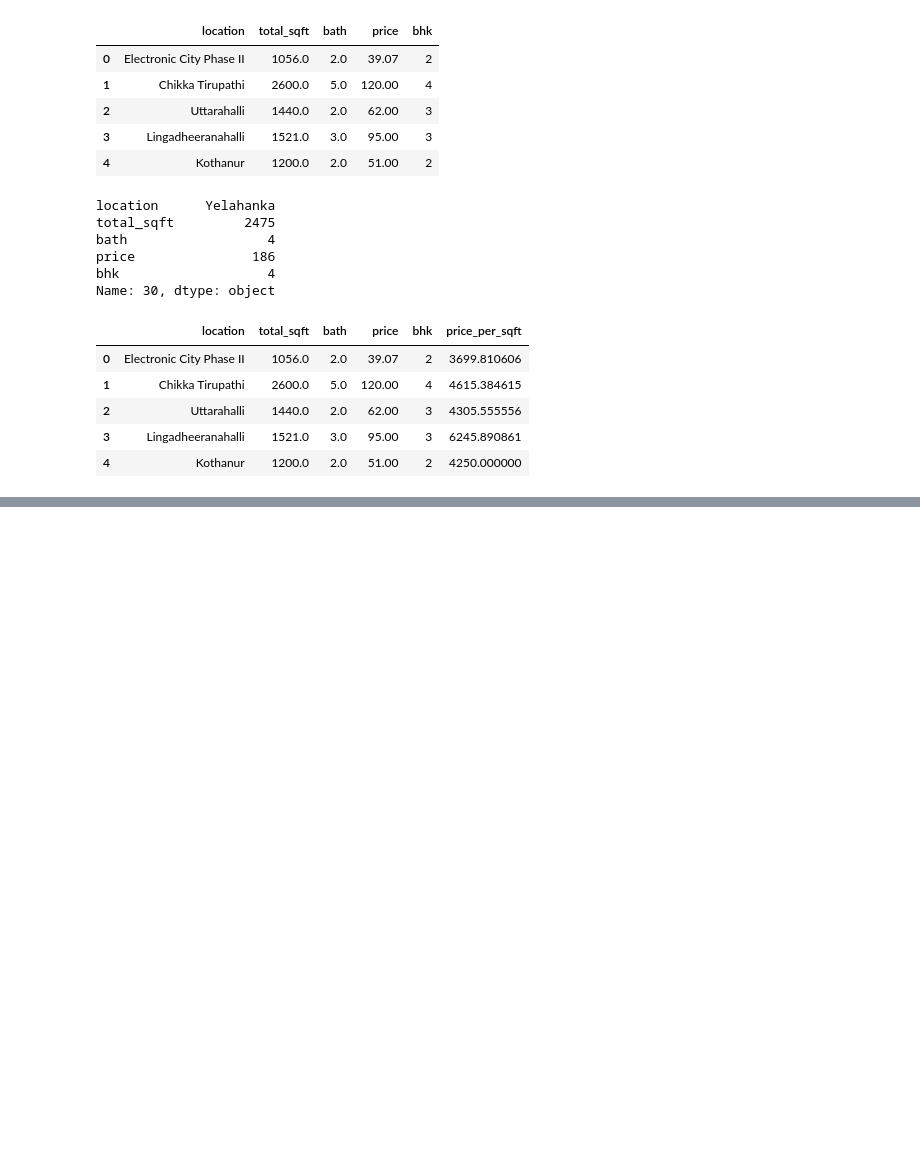
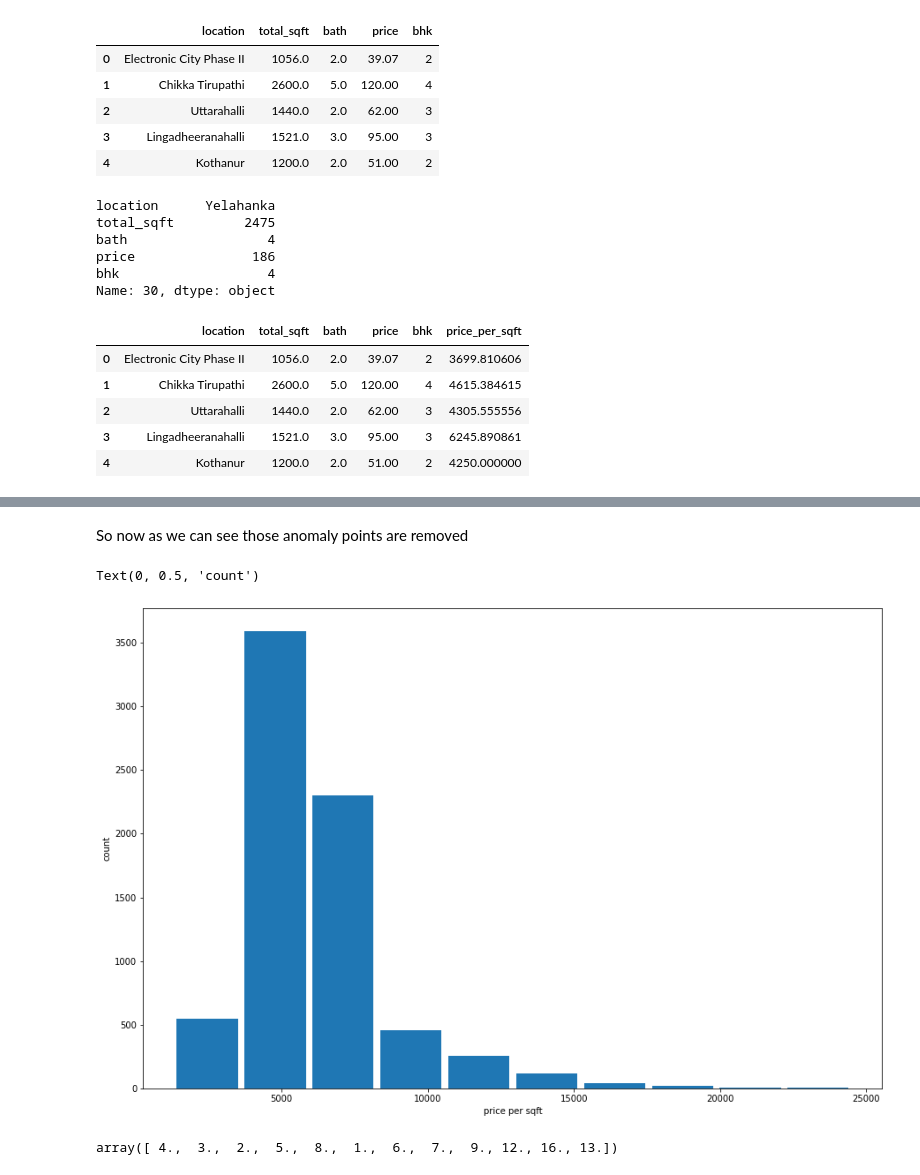
Before and after one commit to ksh168/Machine-Learning-projects, a Jupyter notebook: Banglore real estate price prediction/hpp_model.ipynb, the cells around one changed output, grey strips where cells are left out. Drawn from its saved outputs; the diff is of its cells as text; code cells hidden in the pictures; blank space fills up the shorter version.

```diff
--- a/Banglore real estate price prediction/hpp_model.ipynb
+++ b/Banglore real estate price prediction/hpp_model.ipynb
@@ -207,0 +464,13 @@ df5.head()
+# %% [markdown]
+So now as we can see those anomaly points are removed
+# %%
+plt.hist(df8['price_per_sqft'], rwidth = 0.9)
+plt.xlabel('price per sqft')
+plt.ylabel('count')
+# %% [output]
+Text(0, 0.5, 'count')
+[figure, added]
+# %%
+df8['bath'].unique()
+# %% [output]
+array([ 4.,  3.,  2.,  5.,  8.,  1.,  6.,  7.,  9., 12., 16., 13.])
```
Also changed, not shown: parts of 64 cells of this notebook, 1 other file.
